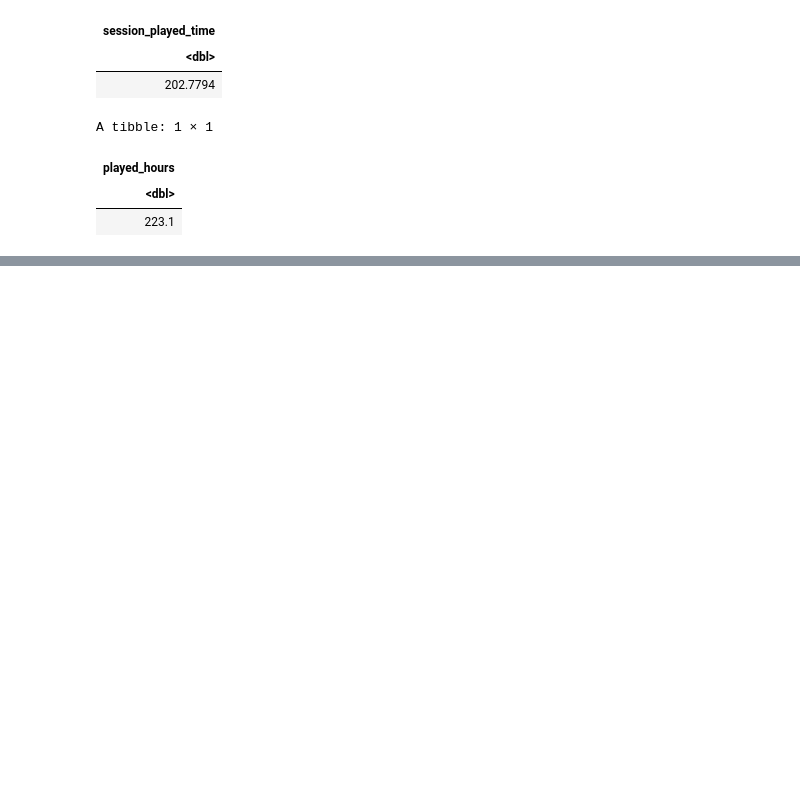
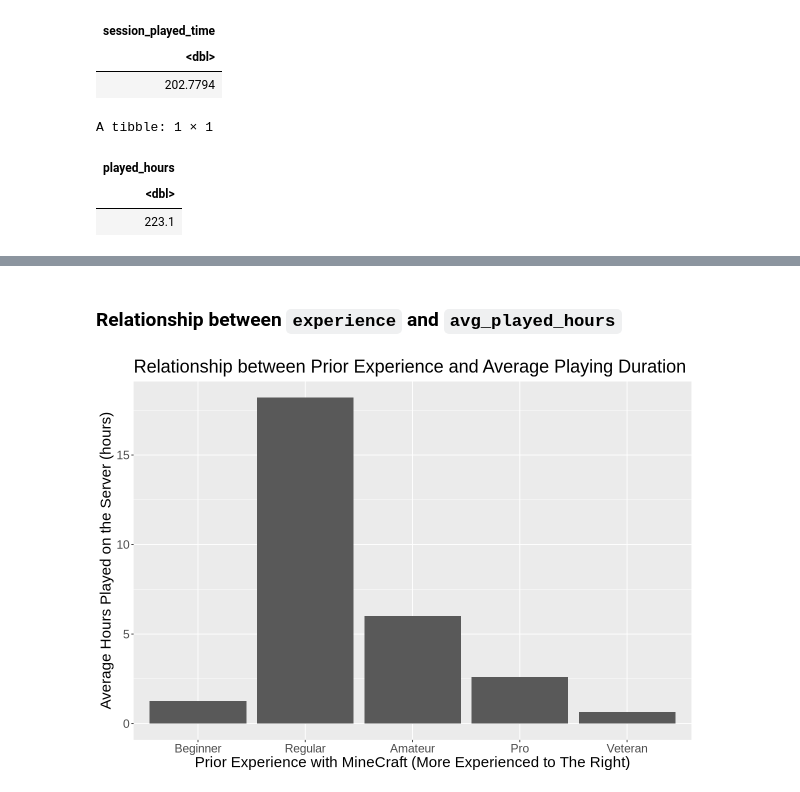
Before and after one commit to Lemiao-Yang/Data_Science_Project, a Jupyter notebook: DSCI_Project.ipynb, the cells around one changed output, grey strips where cells are left out. Saved outputs shown, nothing was run; the diff lists cells and outputs as text; code cells hidden in the pictures; blank space fills up the shorter version.

Commit message:
Visualization and Observations
add visualization of all explanatory variables with the predicting variable. Add observations related to the question

```diff
--- a/DSCI_Project.ipynb
+++ b/DSCI_Project.ipynb
@@ -230,0 +235,22 @@ The aim of the wrangling is to put all variables into regression model in predic
+# %%
+tidy_player_data <- player_data |>
+    select(experience, subscribe, Age, played_hours)
+# %% [markdown]
+### Relationship between `experience` and `avg_played_hours`
+# %%
+options(repr.plot.height = 7, repr.plot.width = 10)
+
+experience_vs_played_hours <- tidy_player_data |>
+    mutate(experience = factor(experience, levels = c("Beginner", "Regular", "Amateur", "Pro", "Veteran"))) |>
+    filter(experience != "NA") |>
+    group_by(experience) |>
+    summarize(avg_played_hours = mean(played_hours, na.rm = TRUE))|>
+    ggplot(aes(x = experience, y = avg_played_hours)) +
+    geom_bar(stat = "identity") +
+    labs(x = "Prior Experience with MineCraft (More Experienced to The Right)",
+         y = "Average Hours Played on the Server (hours)",
+         title = "Relationship between Prior Experience and Average Playing Duration")+
+    theme(text = element_text(size = 18))
+experience_vs_played_hours
+# %% [output]
+[figure, added]
```
Also changed, not shown: parts of 10 cells of this notebook.
